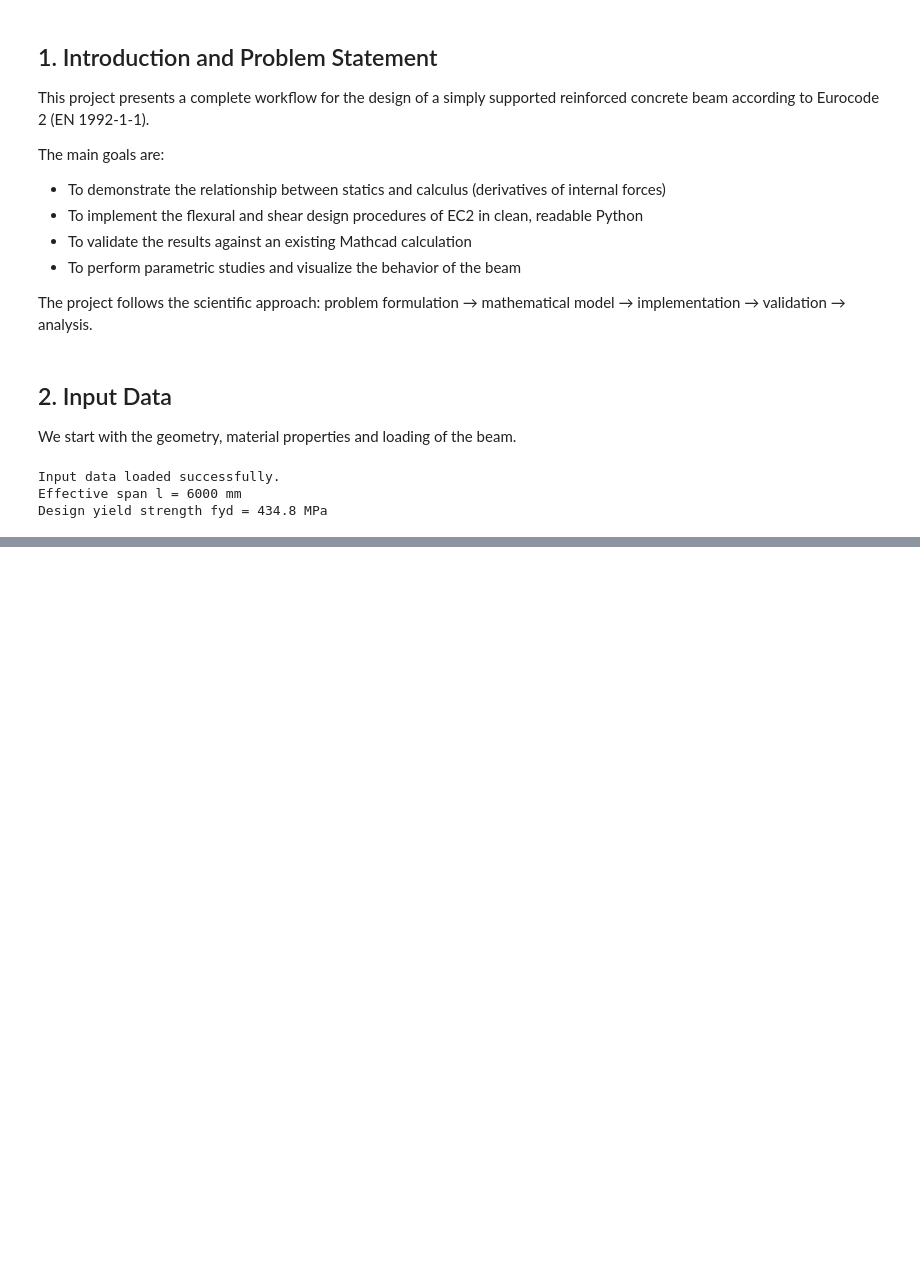
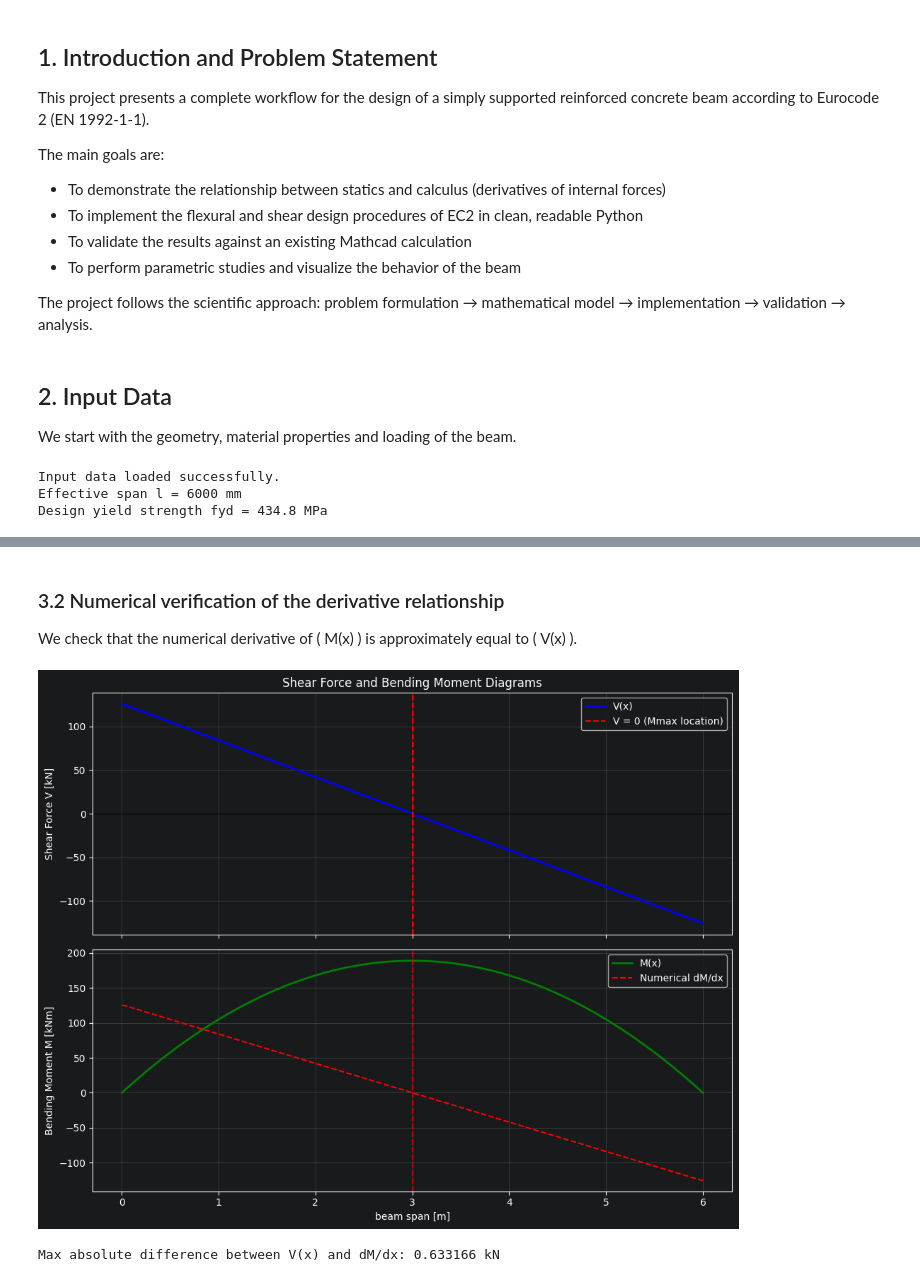
Before and after one commit to IfSD77/RC-Beam-Design-EC2, a Jupyter notebook: RC_Beam_Design_EC2.ipynb, the cells around one changed output, grey strips where cells are left out. Saved outputs shown, nothing was run; the diff lists cells and outputs as text; code cells hidden in the pictures; blank space fills up the shorter version.

Commit message:
Add flexural design

```diff
--- a/RC_Beam_Design_EC2.ipynb
+++ b/RC_Beam_Design_EC2.ipynb
@@ -42,12 +42,8 @@ fyd = fyk / gamma_s
 fywd = fywk / gamma_s
 
 # Loading
-gk = 30.2        # kN/m - permanent load
-qk = 11.5        # kN/m - variable load
-
-# Design forces (from original calculation - will be recalculated later from statics)
-M_Ed = 184       # kNm
-V_Ed = 165       # kN
+gk = 20        # kN/m - permanent load
+qk = 10        # kN/m - variable load
 
 # Other
 delta = 0.85     # redistribution ratio
@@ -61,0 +125,42 @@ Design yield strength fyd = 434.8 MPa
+# %% [markdown]
+### 3.2 Numerical verification of the derivative relationship
+
+We check that the numerical derivative of \( M(x) \) is approximately equal to \( V(x) \).
+# %%
+# Create points along the beam
+x = np.linspace(0, L, 200)
+V_values = V(x)
+M_values = M(x)
+
+# Numerical derivative of M
+dM_dx = np.gradient(M_values, x)
+
+# Plot
+fig, (ax1, ax2) = plt.subplots(2, 1, figsize=(10, 8), sharex=True)
+
+# Shear diagram
+ax1.plot(x, V_values, 'b-', linewidth=2, label='V(x)')
+ax1.axhline(0, color='k', linewidth=0.8)
+ax1.axvline(x_max, color='r', linestyle='--', label='V = 0 (Mmax location)')
+ax1.set_ylabel('Shear Force V [kN]')
+ax1.set_title('Shear Force and Bending Moment Diagrams')
+ax1.legend()
+ax1.grid(True, alpha=0.3)
+
+# Moment diagram
+ax2.plot(x, M_values, 'g-', linewidth=2, label='M(x)')
+ax2.plot(x, dM_dx, 'r--', linewidth=1.5, label='Numerical dM/dx')
+ax2.axvline(x_max, color='r', linestyle='--', alpha=0.7)
+ax2.set_xlabel('beam span [m]')
+ax2.set_ylabel('Bending Moment M [kNm]')
+ax2.legend()
+ax2.grid(True, alpha=0.3)
+
+plt.tight_layout()
+plt.show()
+
+# Check how close the derivative is
+print(f"Max absolute difference between V(x) and dM/dx: {np.max(np.abs(V_values - dM_dx)):.6f} kN")
+# %% [output]
+[figure, added]
+Max absolute difference between V(x) and dM/dx: 0.633166 kN
```
Also changed, not shown: parts of 10 cells of this notebook.
